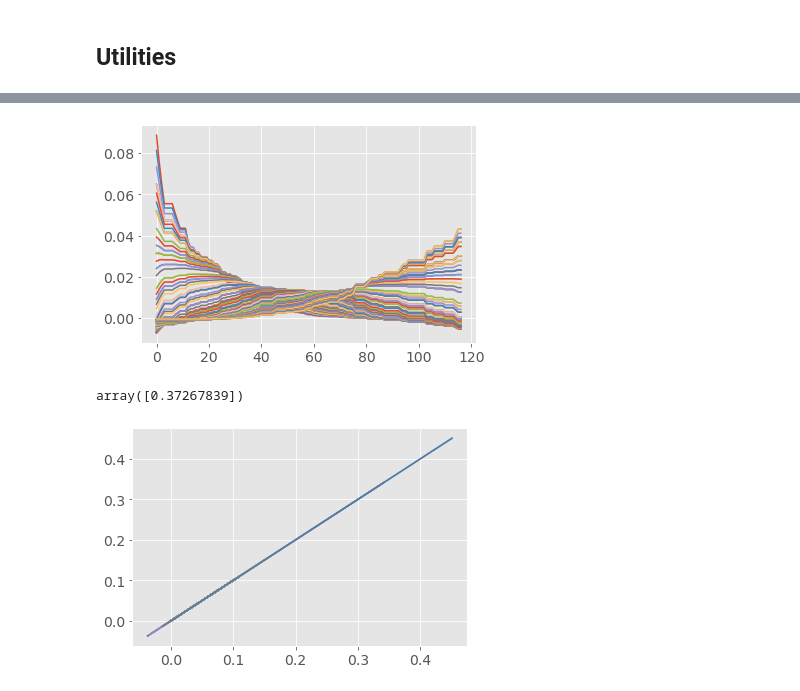
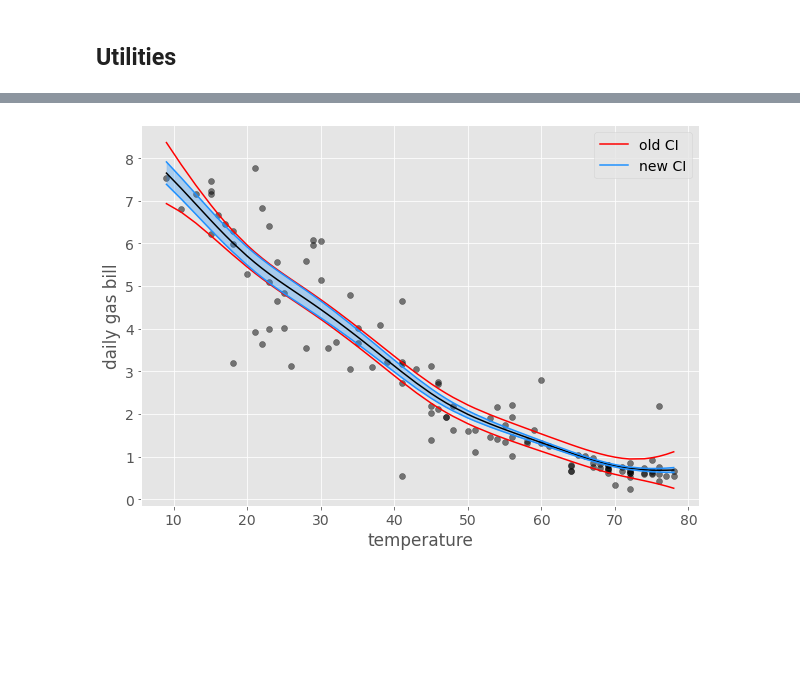
Before and after one commit to JulietteFranque/SDS383D_JF, a Jupyter notebook: exercises-06/notebooks/local_polynomial_regression.ipynb, the cells around one changed output, grey strips where cells are left out. Saved outputs shown, nothing was run; the diff lists cells and outputs as text; code cells hidden in the pictures; blank space fills up the shorter version.

```diff
--- a/exercises-06/notebooks/local_polynomial_regression.ipynb
+++ b/exercises-06/notebooks/local_polynomial_regression.ipynb
@@ -293,18 +85,16 @@ plt.plot(H);
-# %%
-plt.plot(H_pear);
-# %% [output]
-[figure, removed]
-# %%
-reg.bandwidth
-# %% [output]
-array([0.37267839])
-# %%
-reg = local_regression.Lowess(degree=1)
-reg.fit(x_data,y_data)
-y_pred, lower, upper = reg.predict(x_data, sig_level = 0.05)
-H = reg._calculate_smoothing_matrix(x_data)
-y_star, H_pear = local_poly_estimate(x_data.flatten(), y_data.flatten(), x_data.flatten(), reg.bandwidth)
-# %%
-plt.plot(H, H_pear);
-# %% [output]
-[figure, removed]
+# %%
+lower_reg, upper_reg = reg.calculate_CI(y_pred, H,var.flatten(), sig_level=.05)
+# %%
+plt.figure(figsize=(10, 7))
+plt.scatter(x, y, alpha =.5, color='black')
+plt.plot(x, y_pred, color='black')
+plt.plot(x.flatten(), lower.flatten(), color='red', label='old CI')
+plt.plot(x.flatten(), upper.flatten(), color='red')
+plt.fill_between(x.flatten(), lower_reg.flatten(), upper_reg.flatten(), alpha = .3, color='dodgerblue')
+plt.plot(x.flatten(), lower_reg.flatten(), color='dodgerblue', label='new CI')
+plt.plot(x.flatten(), upper_reg.flatten(), color='dodgerblue')
+plt.legend()
+plt.ylabel('daily gas bill')
+plt.xlabel('temperature');
+# %% [output]
+[figure, added]
```
Also changed, not shown: parts of 21 cells of this notebook, 2 other files.
